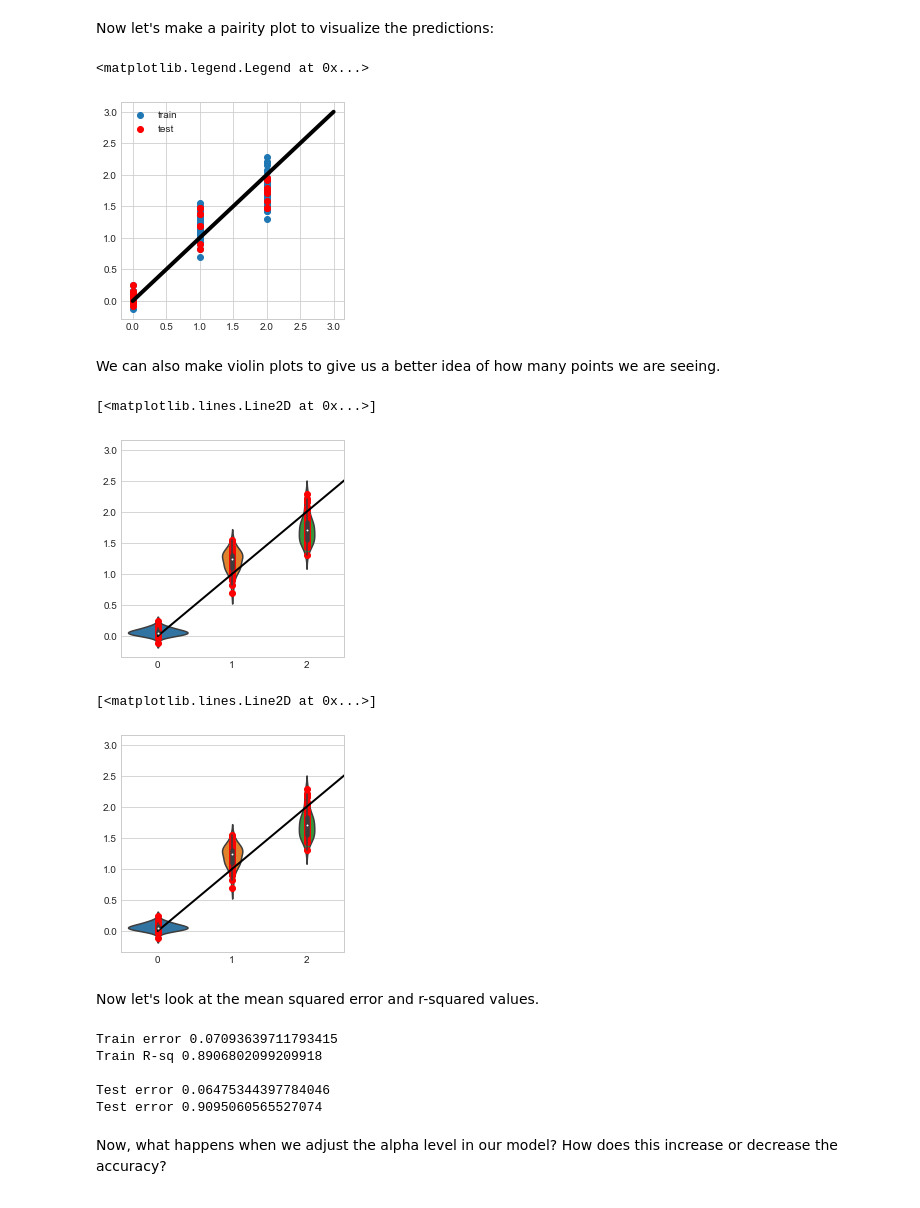
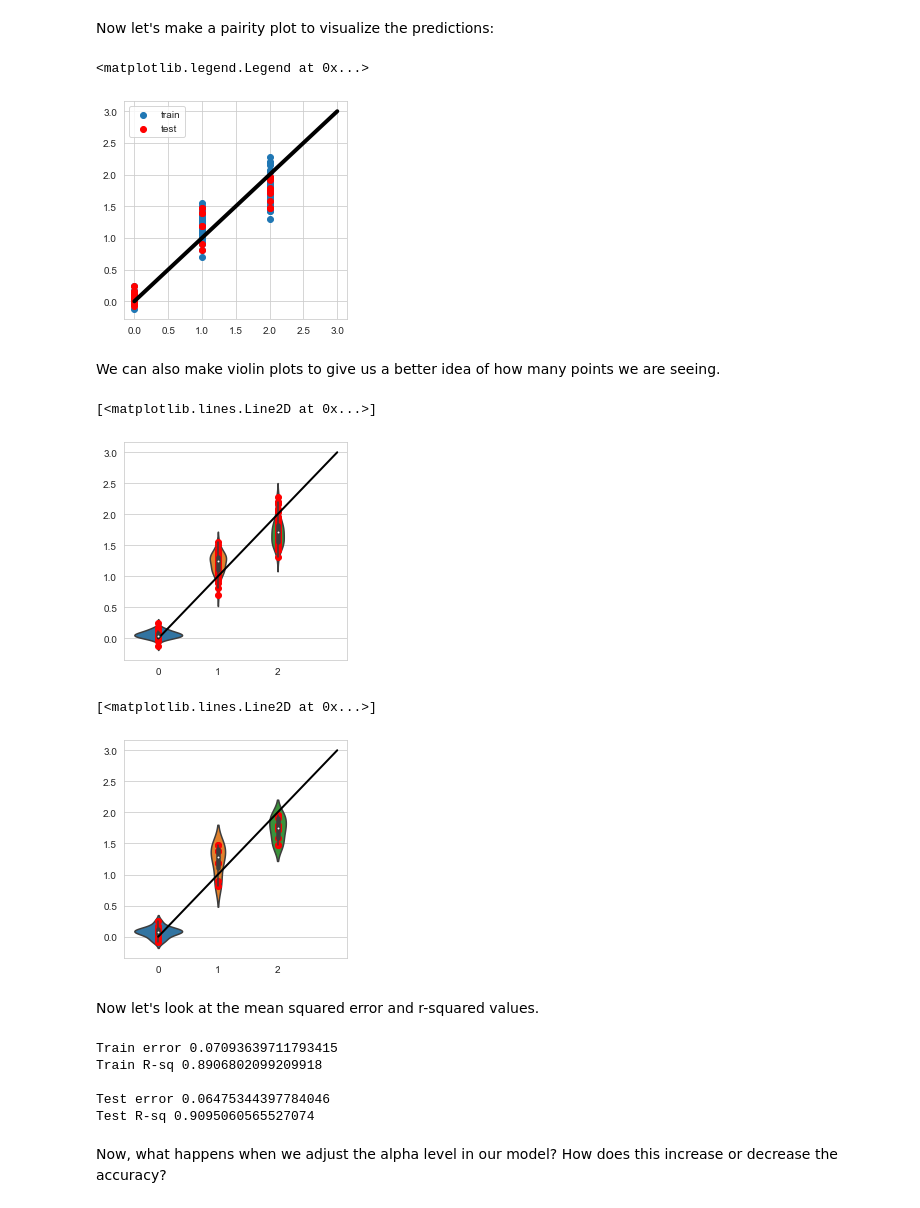
Before and after one commit to UWStemSubML2022/Classification, a Jupyter notebook: Classification.ipynb, the cells around one changed output. Drawn from its saved outputs; the diff is of its cells as text; code cells hidden in the pictures.

```diff
--- a/Classification.ipynb
+++ b/Classification.ipynb
@@ -14,7 +14,7 @@ from sklearn.metrics import r2_score
 # %% [markdown]
 We will be looking at a dataset about IRIS flowers today, found in **IRIS.csv**
 # %%
-df = pd.read_csv("./Downloads/IRIS.csv")
+df = pd.read_csv("IRIS.csv")
 # %% [markdown]
 This dataset includes sepal length and width, along with petal length and width, and the particular species of iris. Here is a helpful digram:
 
@@ -125,7 +123,7 @@ plt.plot([0,3],[0,3],lw=4,color='black')
 plt.legend()
 # %% [output]
 <matplotlib.legend.Legend at 0x...>
-[figure, old version]
+[figure, new version]
 # %% [markdown]
 We can also make violin plots to give us a better idea of how many points we are seeing.
 # %%
@@ -135,15 +133,15 @@ plt.scatter(y_num,lasso_train,color='r')
 plt.plot([0,3],[0,3],lw=2,color='black')
 # %% [output]
 [<matplotlib.lines.Line2D at 0x...>]
-[figure, old version]
+[figure, new version]
 # %%
 plt.figure(figsize=(4,4))
-sns.violinplot(x=y_num,y=lasso_train,data=df, xlim=[0,3])
-plt.scatter(y_num,lasso_train,color='r')
+sns.violinplot(x=test_y_num,y=lasso_test,data=df, xlim=[0,3])
+plt.scatter(test_y_num,lasso_test,color='r')
 plt.plot([0,3],[0,3],lw=2,color='black')
 # %% [output]
 [<matplotlib.lines.Line2D at 0x...>]
-[figure, old version]
+[figure, new version]
 # %% [markdown]
 Now let's look at the mean squared error and r-squared values.
 # %%
@@ -153,12 +151,12 @@ print("Train error",mean_squared_error(y_num,lasso_train))
 print("Train R-sq",r2_score(y_num,lasso_train))
 
 print("\nTest error",mean_squared_error(test_y_num,lasso_test))
-print("Test error",r2_score(test_y_num,lasso_test))
+print("Test R-sq",r2_score(test_y_num,lasso_test))
 # %% [output]
 Train error 0.07093639711793415
 Train R-sq 0.8906802099209918
 
 Test error 0.06475344397784046
-Test error 0.9095060565527074
+Test R-sq 0.9095060565527074
 # %% [markdown]
 Now, what happens when we adjust the alpha level in our model? How does this increase or decrease the accuracy?
```
Also changed, not shown: parts of 36 cells of this notebook.
